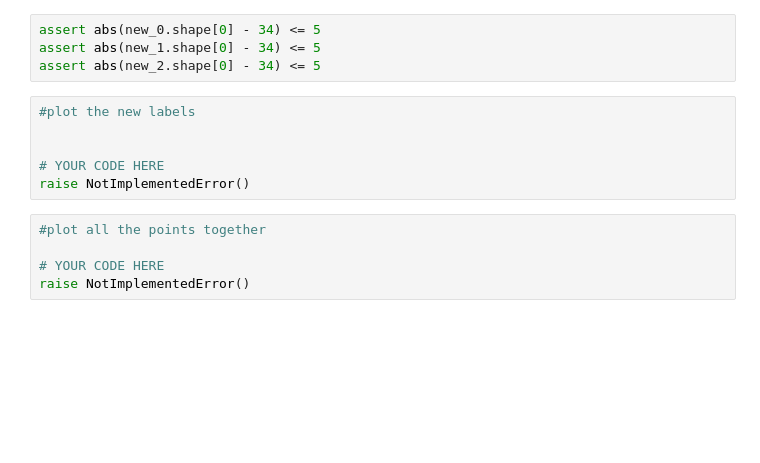
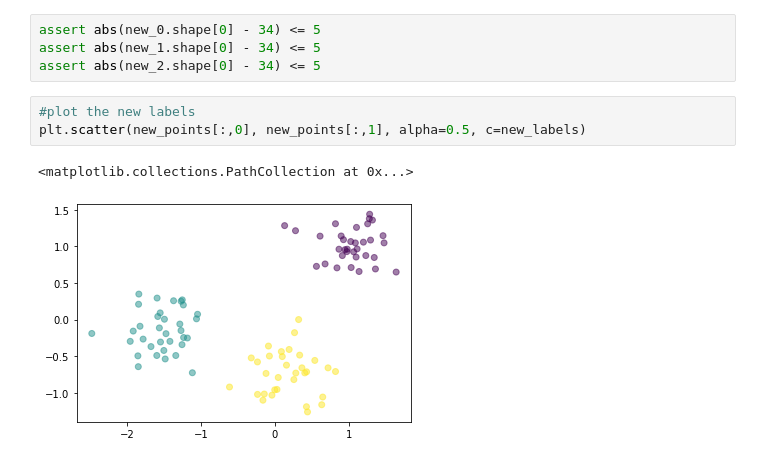
Before and after one commit to Canis-Ignem/nbgrader_submissions, a Jupyter notebook: ml3/22ml3.ipynb, the cells around one changed output. Saved outputs shown, nothing was run; the diff lists cells and outputs as text; blank space fills up the shorter version.

```diff
--- a/ml3/22ml3.ipynb
+++ b/ml3/22ml3.ipynb
@@ -239,14 +274,9 @@ raise NotImplementedError()
 assert abs(new_0.shape[0] - 34) <= 5
 assert abs(new_1.shape[0] - 34) <= 5
 assert abs(new_2.shape[0] - 34) <= 5
-# %%
-#plot the new labels
-
-
-# YOUR CODE HERE
-raise NotImplementedError()
-# %%
-#plot all the points together
-
-# YOUR CODE HERE
-raise NotImplementedError()
+# %%
+#plot the new labels
+plt.scatter(new_points[:,0], new_points[:,1], alpha=0.5, c=new_labels)
+# %% [output]
+<matplotlib.collections.PathCollection at 0x...>
+[figure, added]
```
Also changed, not shown: parts of 9 cells of this notebook.
